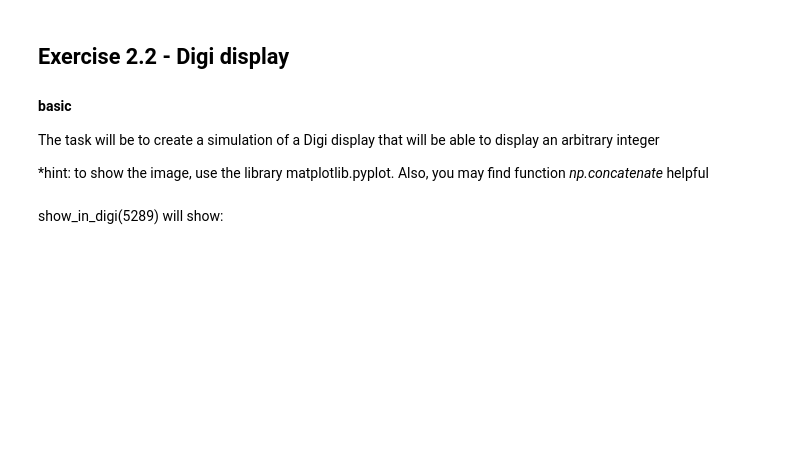
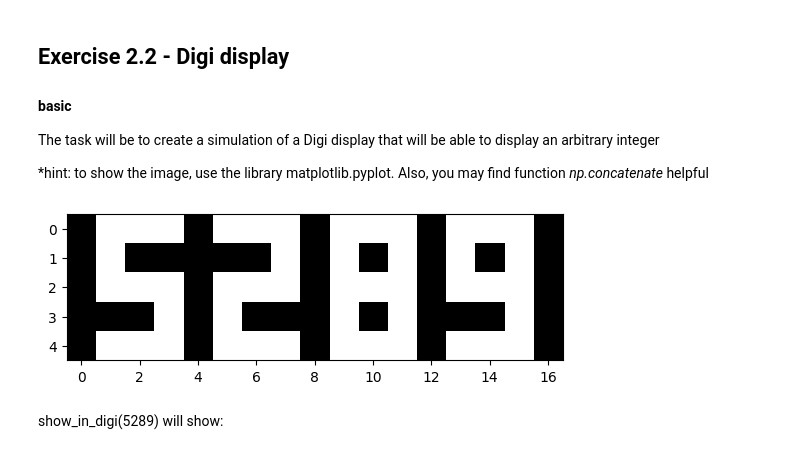
Before and after one commit to joplus2/MPA-MLF, a Jupyter notebook: PC2/MLF_PC0.ipynb, the cells around one changed output. Saved outputs shown, nothing was run; the diff lists cells and outputs as text; code cells hidden in the pictures; blank space fills up the shorter version.

```diff
--- a/PC2/MLF_PC0.ipynb
+++ b/PC2/MLF_PC0.ipynb
@@ -137,3 +236,46 @@ import matplotlib.pyplot as plt
+# %%
+import matplotlib.pyplot as plt
+
+def show_in_digi(input_integer: int) -> None:
+    # 1. Definice slovníku s číslicemi (přesně podle zadání)
+    numbs = {
+        "1": np.array([[0, 1, 1], [1, 0, 1], [0, 0, 1], [0, 0, 1], [0, 0, 1]]),
+        "2": np.array([[1, 1, 1], [0, 0, 1], [1, 1, 1], [1, 0, 0], [1, 1, 1]]),
+        "3": np.array([[1, 1, 1], [0, 0, 1], [1, 1, 1], [0, 0, 1], [1, 1, 1]]),
+        "4": np.array([[1, 0, 1], [1, 0, 1], [1, 1, 1], [0, 0, 1], [0, 0, 1]]),
+        "5": np.array([[1, 1, 1], [1, 0, 0], [1, 1, 1], [0, 0, 1], [1, 1, 1]]),
+        "6": np.array([[1, 1, 1], [1, 0, 0], [1, 1, 1], [1, 0, 1], [1, 1, 1]]),
+        "7": np.array([[1, 1, 1], [0, 0, 1], [0, 0, 1], [0, 0, 1], [0, 0, 1]]),
+        "8": np.array([[1, 1, 1], [1, 0, 1], [1, 1, 1], [1, 0, 1], [1, 1, 1]]),
+        "9": np.array([[1, 1, 1], [1, 0, 1], [1, 1, 1], [0, 0, 1], [1, 1, 1]]),
+        "0": np.array([[1, 1, 1], [1, 0, 1], [1, 0, 1], [1, 0, 1], [1, 1, 1]])
+    }
+
+    # 2. Převedeme číslo na řetězec, abychom mohli projít jednotlivé cifry
+    str_int = str(input_integer)
+
+    # 3. Vytvoříme oddělovač - sloupec nul o velikosti 5x1 (černá mezera)
+    separator = np.zeros((5, 1), dtype=int)
+
+    # 4. Připravíme seznam pro všechny části displeje (začneme levým okrajem)
+    display_parts = [separator]
+
+    # 5. Projdeme každou cifru a přidáme ji do seznamu, následovanou mezerou
+    for digit in str_int:
+        display_parts.append(numbs[digit])
+        display_parts.append(separator)
+
+    # 6. Spojíme všechna pole horizontálně (osa 1 = sloupce k sobě)
+    final_display = np.concatenate(display_parts, axis=1)
+
+    # 7. Vykreslíme obrázek v černobílém režimu (cmap='gray')
+    plt.imshow(final_display, cmap='gray')
+    plt.show()
+
+# Test pro ověření (mělo by to vypadat přesně jako na tvém screenshotu)
+show_in_digi(5289)
+# %% [output]
+[figure, added]
 # %% [markdown]
 show_in_digi(5289) will show:
 # %% [markdown]
```
Also changed, not shown: parts of 18 cells of this notebook.
